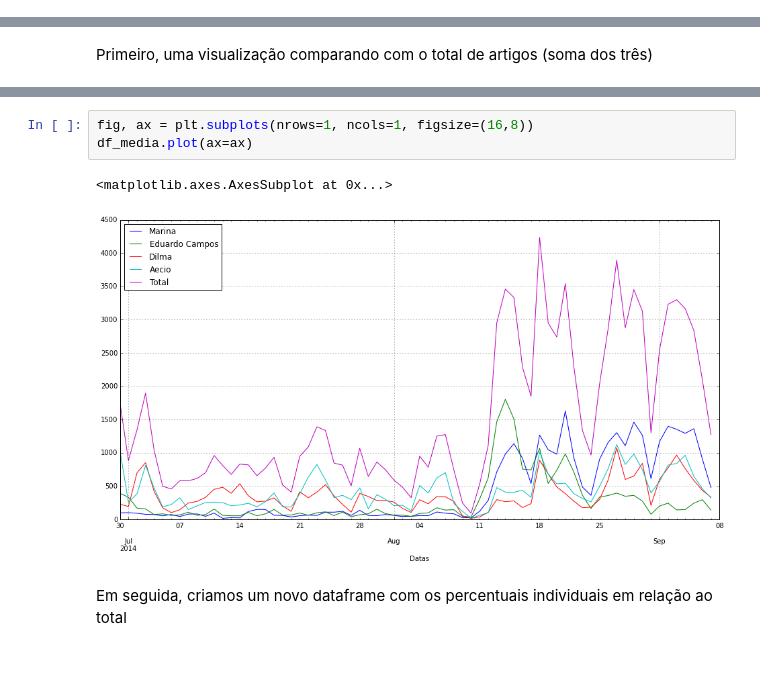
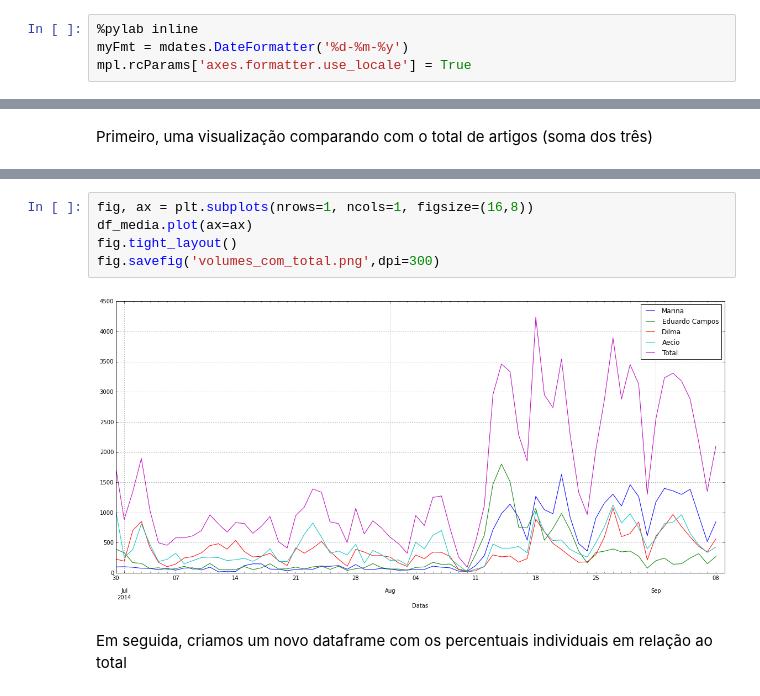
Before and after one commit to fccoelho/analisaMC, a Jupyter notebook: pesquisas_eleitorais.ipynb, the cells around one changed output, grey strips where cells are left out. Saved outputs shown, nothing was run; the diff lists cells and outputs as text; blank space fills up the shorter version.

Commit message:
Adding options to save the plots

```diff
--- a/pesquisas_eleitorais.ipynb
+++ b/pesquisas_eleitorais.ipynb
@@ -13 +11,5 @@ import matplotlib.pyplot as plt
 import datetime as dt
+# %%
+%pylab inline
+myFmt = mdates.DateFormatter('%d-%m-%y')
+mpl.rcParams['axes.formatter.use_locale'] = True
@@ -291,9 +295,10 @@ df_media[0:10]
 # %%
 fig, ax = plt.subplots(nrows=1, ncols=1, figsize=(16,8))
 df_media.plot(ax=ax)
+fig.tight_layout()
+fig.savefig('volumes_com_total.png',dpi=300)
 # %% [output]
-<matplotlib.axes.AxesSubplot at 0x...>
-[figure, old version]
+[figure, new version]
 # %% [markdown]
 Em seguida, criamos um novo dataframe com os percentuais individuais em relação ao total
 # %%
```
Also changed, not shown: parts of 8 cells of this notebook.
